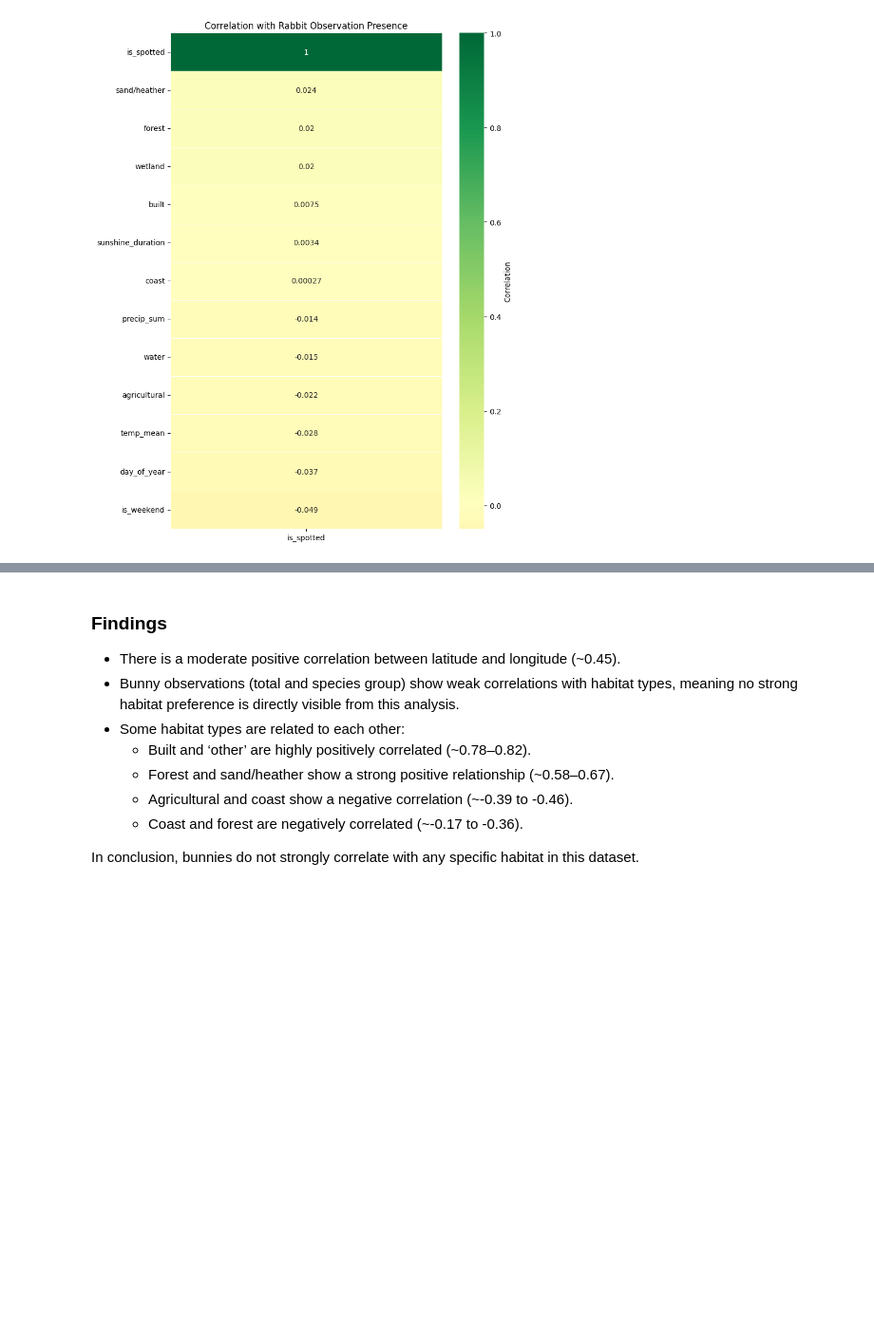
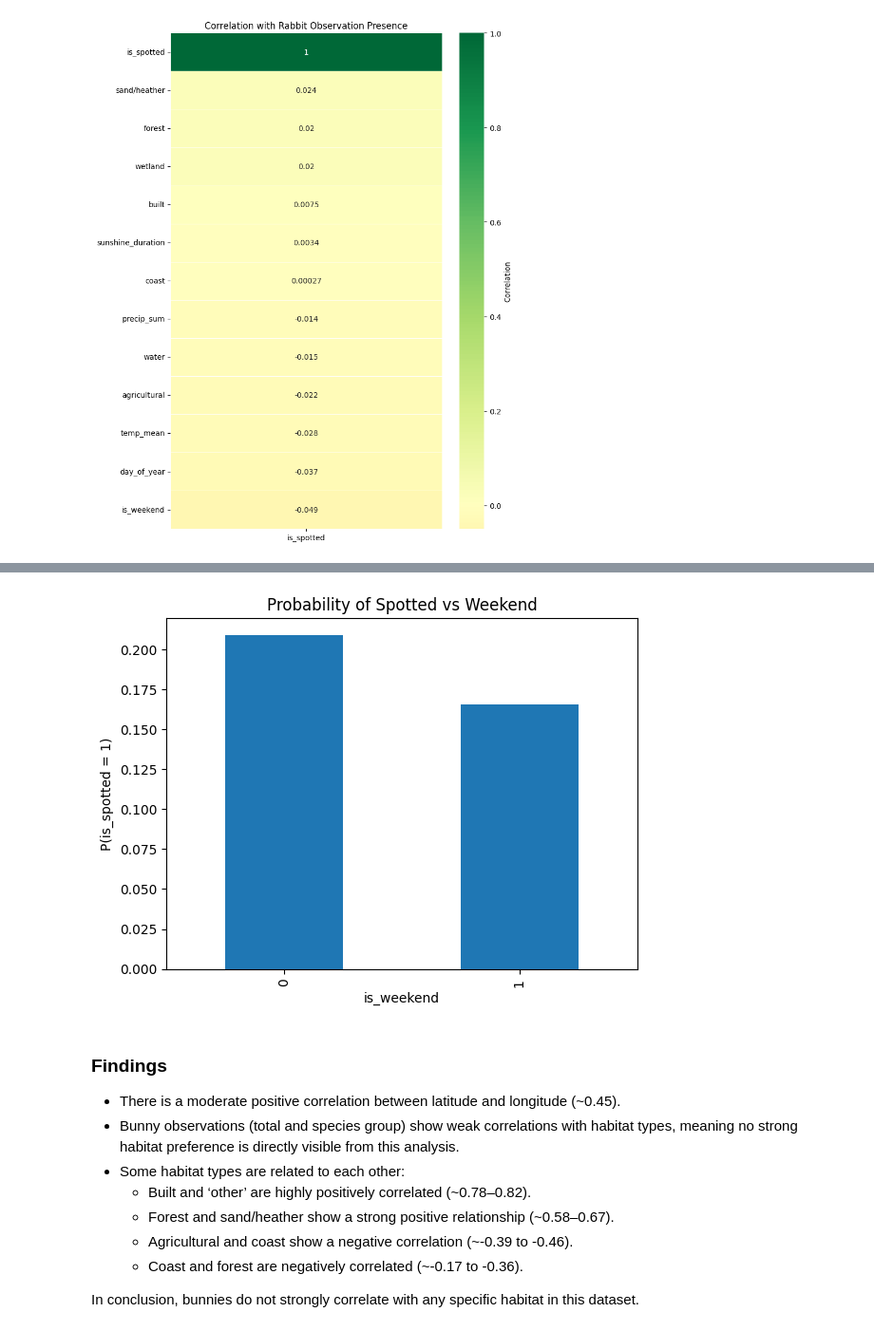
Before and after one commit to Sannebeast/Rabbitions, a Jupyter notebook: notebooks/project.ipynb, the cells around one changed output, grey strips where cells are left out. Shown at 95% size. Saved outputs shown, nothing was run; the diff lists cells and outputs as text; code cells hidden in the pictures; blank space fills up the shorter version.

```diff
--- a/notebooks/project.ipynb
+++ b/notebooks/project.ipynb
@@ -415,3 +414,15 @@ plt.show()
+# %%
+df_plot['is_spotted'] = df_plot['is_spotted'].astype(int)
+
+rate = df_plot.groupby('is_weekend')['is_spotted'].mean()
+
+rate.plot(kind='bar')
+plt.title('Probability of Spotted vs Weekend')
+plt.ylabel('P(is_spotted = 1)')
+plt.xlabel('is_weekend')
+plt.show()
+# %% [output]
+[figure, added]
 # %% [markdown]
 ### Findings
 * There is a moderate positive correlation between latitude and longitude (~0.45).
```
Also changed, not shown: parts of 2 cells of this notebook.
